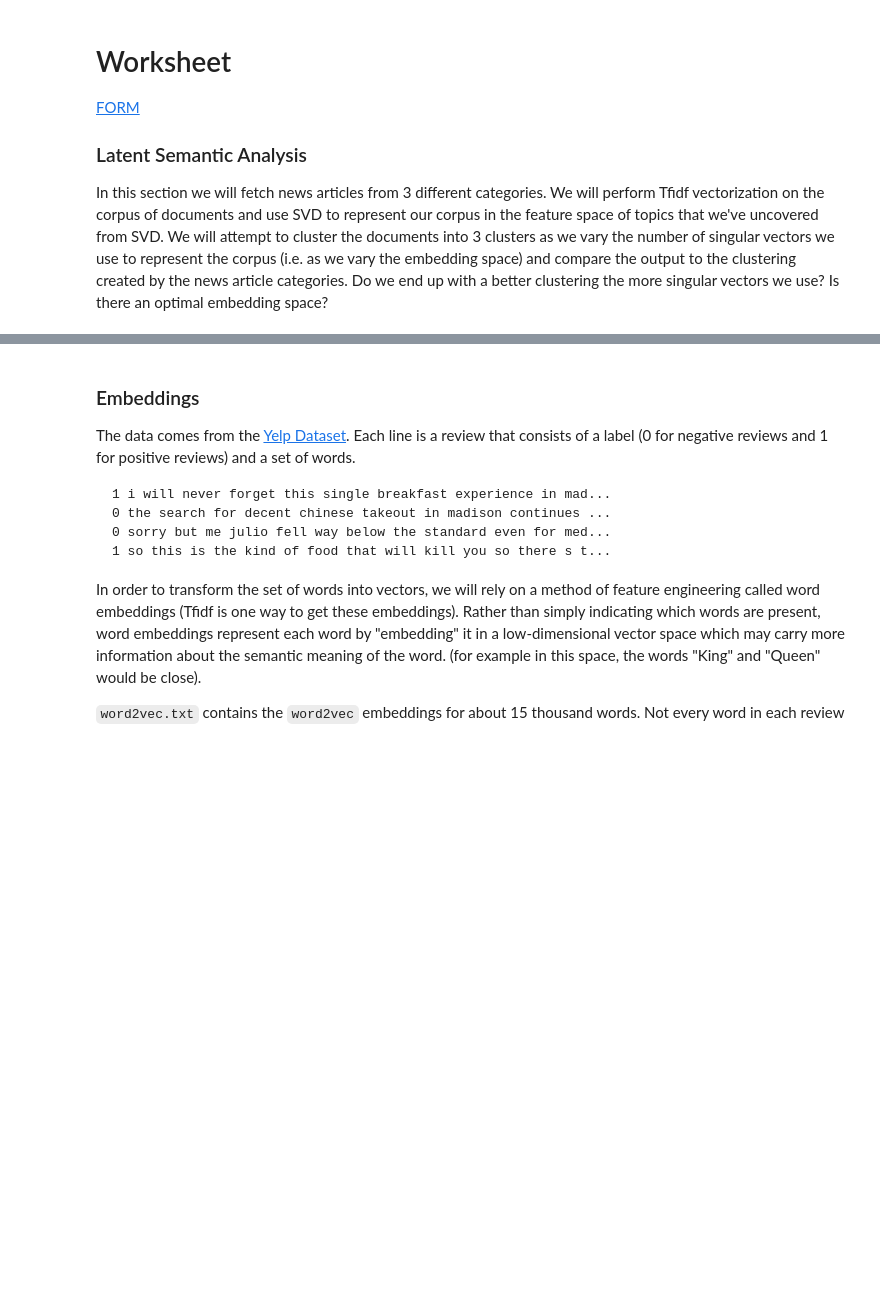
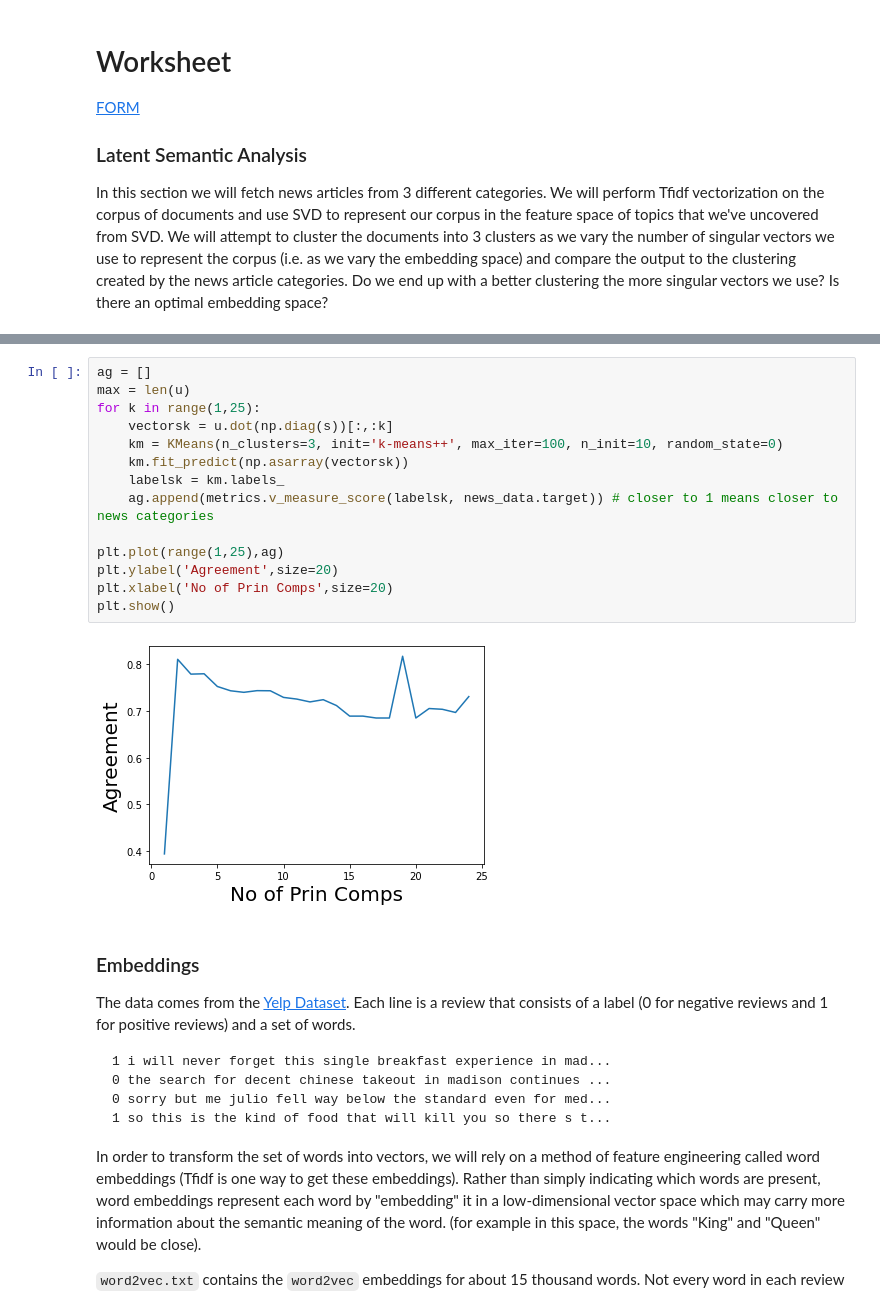
Before and after one commit to gallettilance/CS506-Fall2024, a Jupyter notebook: lecture_08/worksheet_08.ipynb, the cells around one changed output, grey strips where cells are left out. Cells and saved outputs as stored; diff of their text form; blank space fills up the shorter version.

```diff
--- a/lecture_08/worksheet_08.ipynb
+++ b/lecture_08/worksheet_08.ipynb
@@ -50,3 +46,19 @@ plt.show()
+# %%
+ag = []
+max = len(u)
+for k in range(1,25):
+    vectorsk = u.dot(np.diag(s))[:,:k]
+    km = KMeans(n_clusters=3, init='k-means++', max_iter=100, n_init=10, random_state=0)
+    km.fit_predict(np.asarray(vectorsk))
+    labelsk = km.labels_
+    ag.append(metrics.v_measure_score(labelsk, news_data.target)) # closer to 1 means closer to news categories
+
+plt.plot(range(1,25),ag)
+plt.ylabel('Agreement',size=20)
+plt.xlabel('No of Prin Comps',size=20)
+plt.show()
+# %% [output]
+[figure, added]
 # %% [markdown]
 ### Embeddings
 
```
Also changed, not shown: parts of 2 cells of this notebook, 1 other file.
